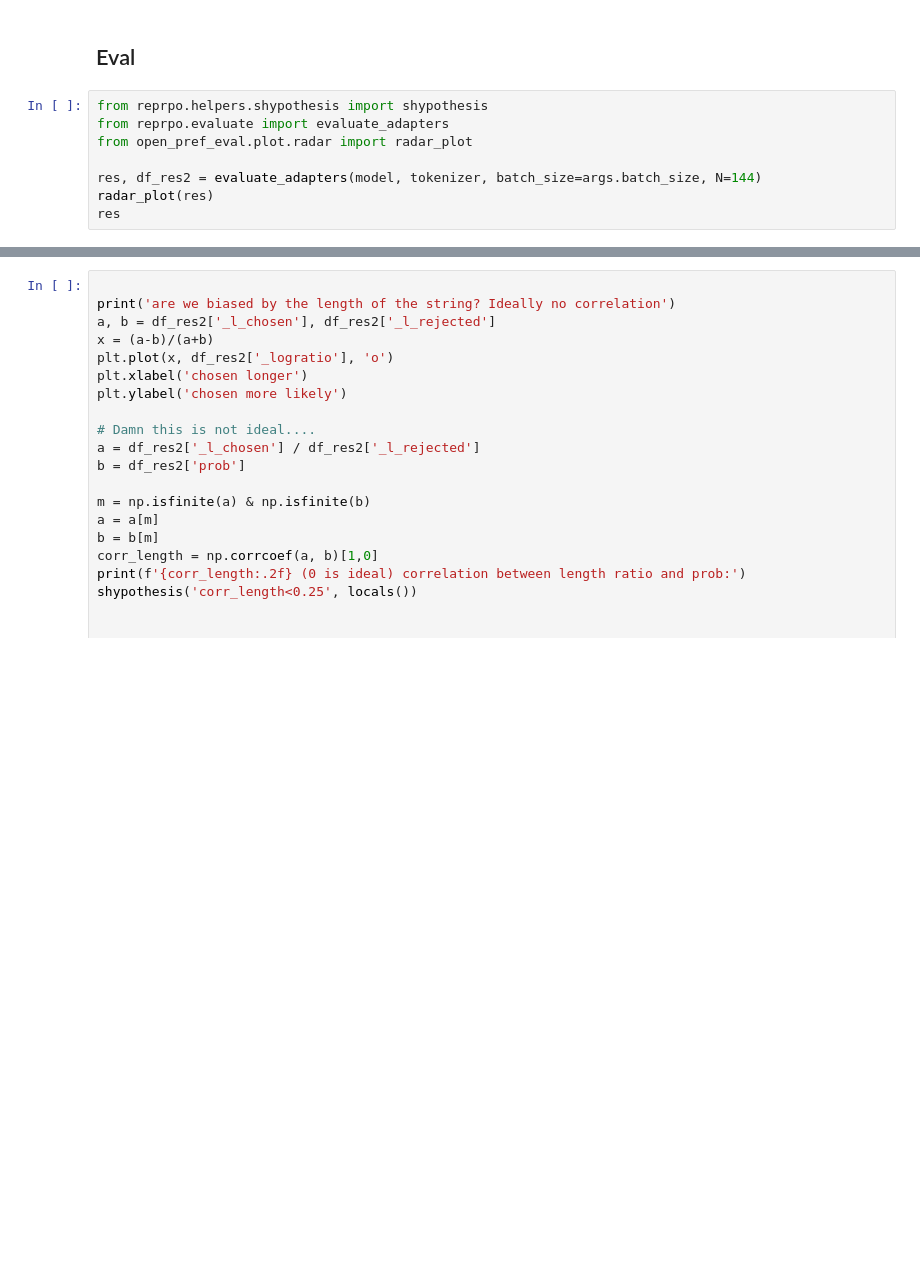
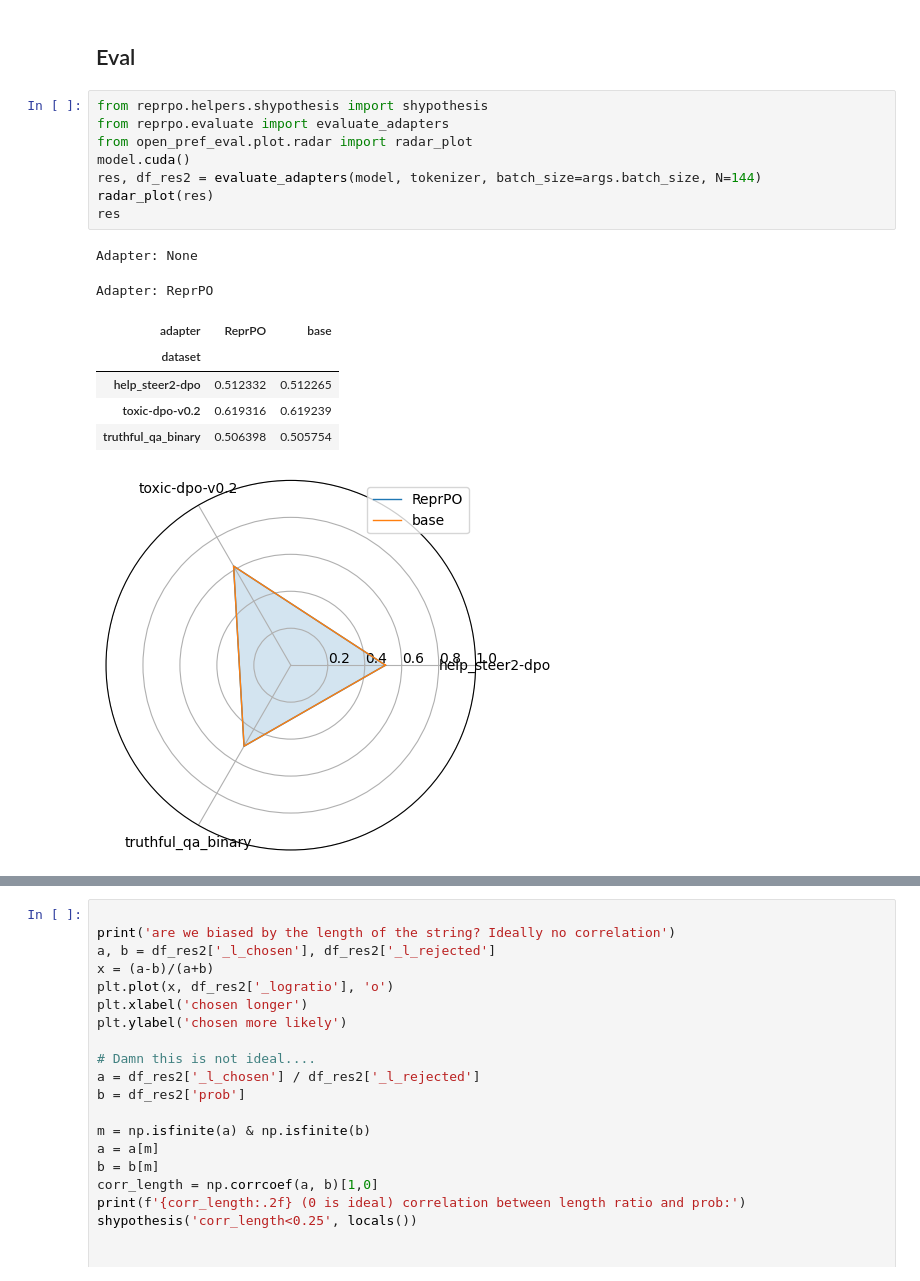
Before and after one commit to wassname/repr-preference-optimization, a Jupyter notebook: nbs/31_reprpo_side.ipynb, the cells around one changed output, grey strips where cells are left out. Cells and saved outputs as stored; diff of their text form; blank space fills up the shorter version.

```diff
--- a/nbs/31_reprpo_side.ipynb
+++ b/nbs/31_reprpo_side.ipynb
@@ -304,11 +335,20 @@ get_model_generations(model, tokenizer)
 # %%
 from reprpo.helpers.shypothesis import shypothesis
 from reprpo.evaluate import evaluate_adapters
 from open_pref_eval.plot.radar import radar_plot
-
+model.cuda()
 res, df_res2 = evaluate_adapters(model, tokenizer, batch_size=args.batch_size, N=144)
 radar_plot(res)
 res
+# %% [output]
+Adapter: None
+Adapter: ReprPO
+| adapter | ReprPO | base |
+| dataset |  |  |
+| help_steer2-dpo | 0.512332 | 0.512265 |
+| toxic-dpo-v0.2 | 0.619316 | 0.619239 |
+| truthful_qa_binary | 0.506398 | 0.505754 |
+[figure, added]
 # %%
 # print acc for journal
 c  = df_res2.groupby(['adapter', 'dataset']).count().min().min()
```
Also changed, not shown: parts of 6 cells of this notebook, 7 other files.
